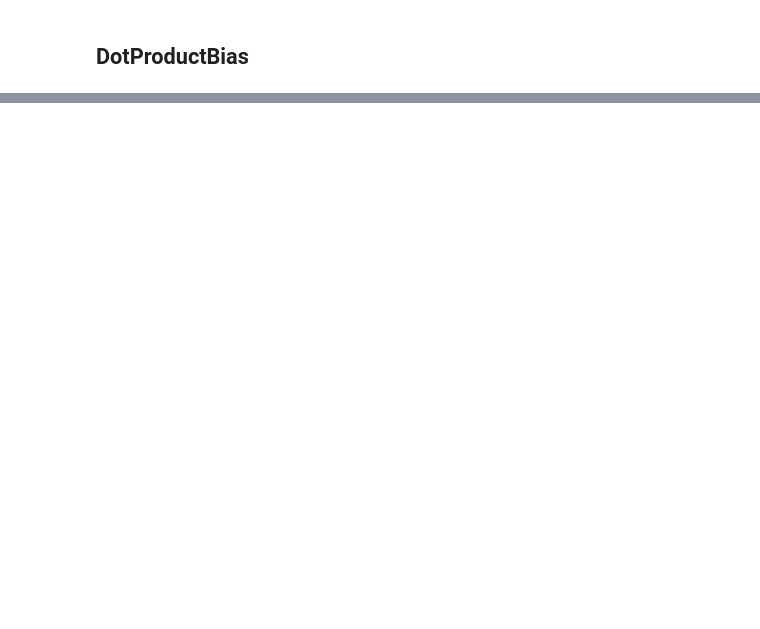
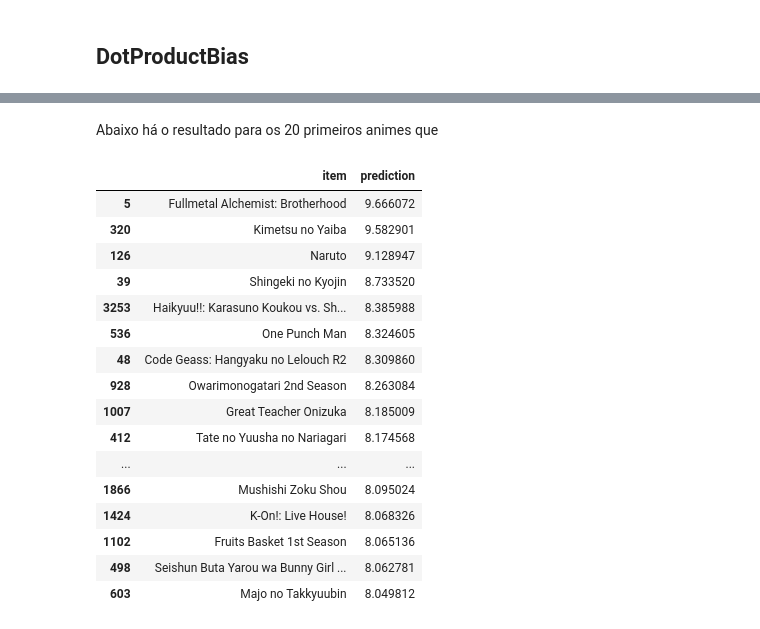
Before and after one commit to fabraz/fastaiOnCampus, a Jupyter notebook: nbs/lesson07_180130722_SamuelNB-Samuel-Nogueira-Bacelar.ipynb, the cells around one changed output, grey strips where cells are left out. Drawn from its saved outputs; the diff is of its cells as text; code cells hidden in the pictures; blank space fills up the shorter version.

```diff
--- a/nbs/lesson07_180130722_SamuelNB-Samuel-Nogueira-Bacelar.ipynb
+++ b/nbs/lesson07_180130722_SamuelNB-Samuel-Nogueira-Bacelar.ipynb
@@ -331,0 +488,29 @@ learn.fit_one_cycle(5, 5e-3)
+# %% [markdown]
+Abaixo há o resultado para os 20 primeiros animes que
+# %%
+# merge predictions with names
+preds_df = pd.DataFrame({
+    'item': anime_names,
+    'prediction': preds.numpy().flatten()
+}).sort_values('prediction', ascending=False)
+
+# show top 10 ratings
+display(preds_df[:20])
+# %% [output]
+|  | item | prediction |
+| 5 | Fullmetal Alchemist: Brotherhood | 9.666072 |
+| 320 | Kimetsu no Yaiba | 9.582901 |
+| 126 | Naruto | 9.128947 |
+| 39 | Shingeki no Kyojin | 8.733520 |
+| 3253 | Haikyuu!!: Karasuno Koukou vs. Sh... | 8.385988 |
+| 536 | One Punch Man | 8.324605 |
+| 48 | Code Geass: Hangyaku no Lelouch R2 | 8.309860 |
+| 928 | Owarimonogatari 2nd Season | 8.263084 |
+| 1007 | Great Teacher Onizuka | 8.185009 |
+| 412 | Tate no Yuusha no Nariagari | 8.174568 |
+| ... | ... | ... |
+| 1866 | Mushishi Zoku Shou | 8.095024 |
+| 1424 | K-On!: Live House! | 8.068326 |
+| 1102 | Fruits Basket 1st Season | 8.065136 |
+| 498 | Seishun Buta Yarou wa Bunny Girl ... | 8.062781 |
+| 603 | Majo no Takkyuubin | 8.049812 |
```
Also changed, not shown: parts of 33 cells of this notebook.
